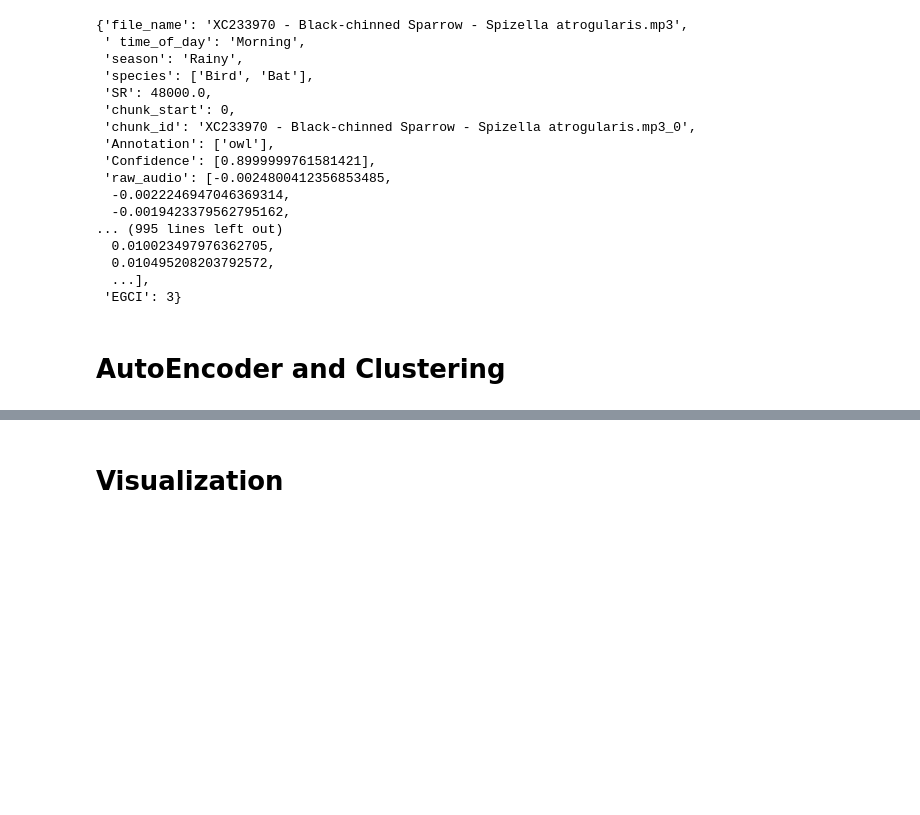
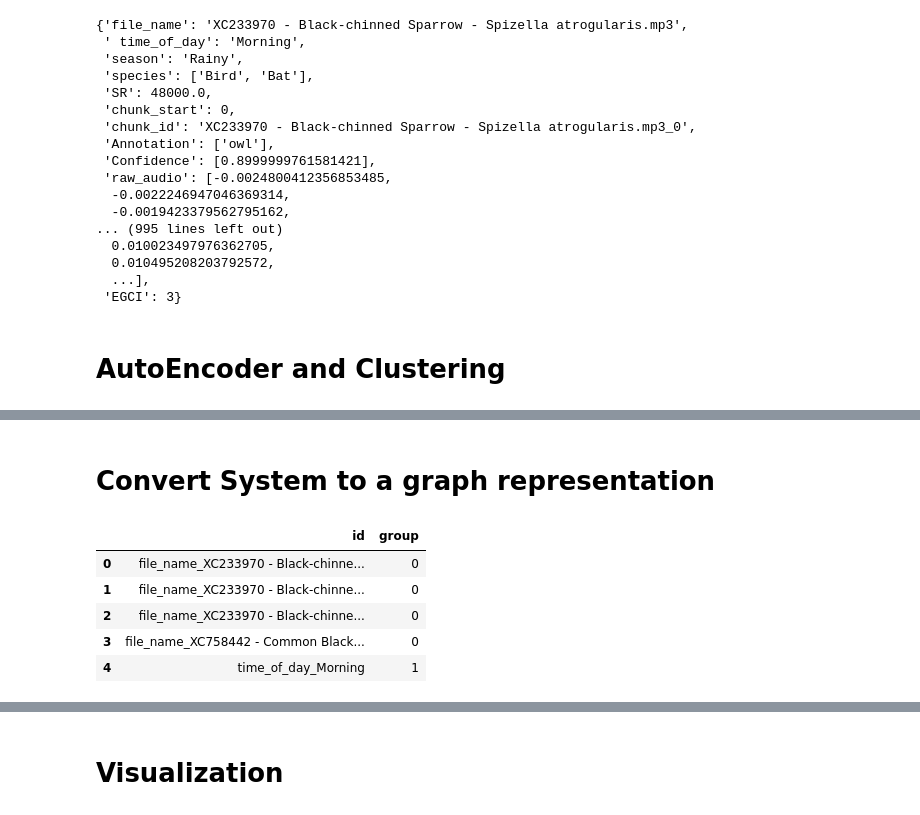
Before and after one commit to UCSD-E4E/acoustic_knowledge_discovery, a Jupyter notebook: train_demo.ipynb, the cells around one changed output, grey strips where cells are left out. Drawn from its saved outputs; the diff is of its cells as text; code cells hidden in the pictures; blank space fills up the shorter version.

```diff
--- a/train_demo.ipynb
+++ b/train_demo.ipynb
@@ -215,0 +224,15 @@ chunkDS.chunk_ds
+# %% [markdown]
+# Convert System to a graph representation
+# %%
+test = chunkDS.chunk_ds.select_columns(["file_name", " time_of_day", "season", "species", "chunk_id", "Annotation", "EGCI", "sample_models/dim_10_muha.pt_embeddings_clusters"])
+nodes = test["train"].to_pandas().melt()
+nodes["id"] = nodes["variable"] + "_" + nodes["value"].apply(str)
+nodes["group"] = nodes["variable"].apply(lambda x: list(nodes["variable"].unique()).index(x))
+nodes[["id", "group"]].head()
+# %% [output]
+|  | id | group |
+| 0 | file_name_XC233970 - Black-chinne... | 0 |
+| 1 | file_name_XC233970 - Black-chinne... | 0 |
+| 2 | file_name_XC233970 - Black-chinne... | 0 |
+| 3 | file_name_XC758442 - Common Black... | 0 |
+| 4 | time_of_day_Morning | 1 |
```
Also changed, not shown: parts of 10 cells of this notebook, 3 other files.
